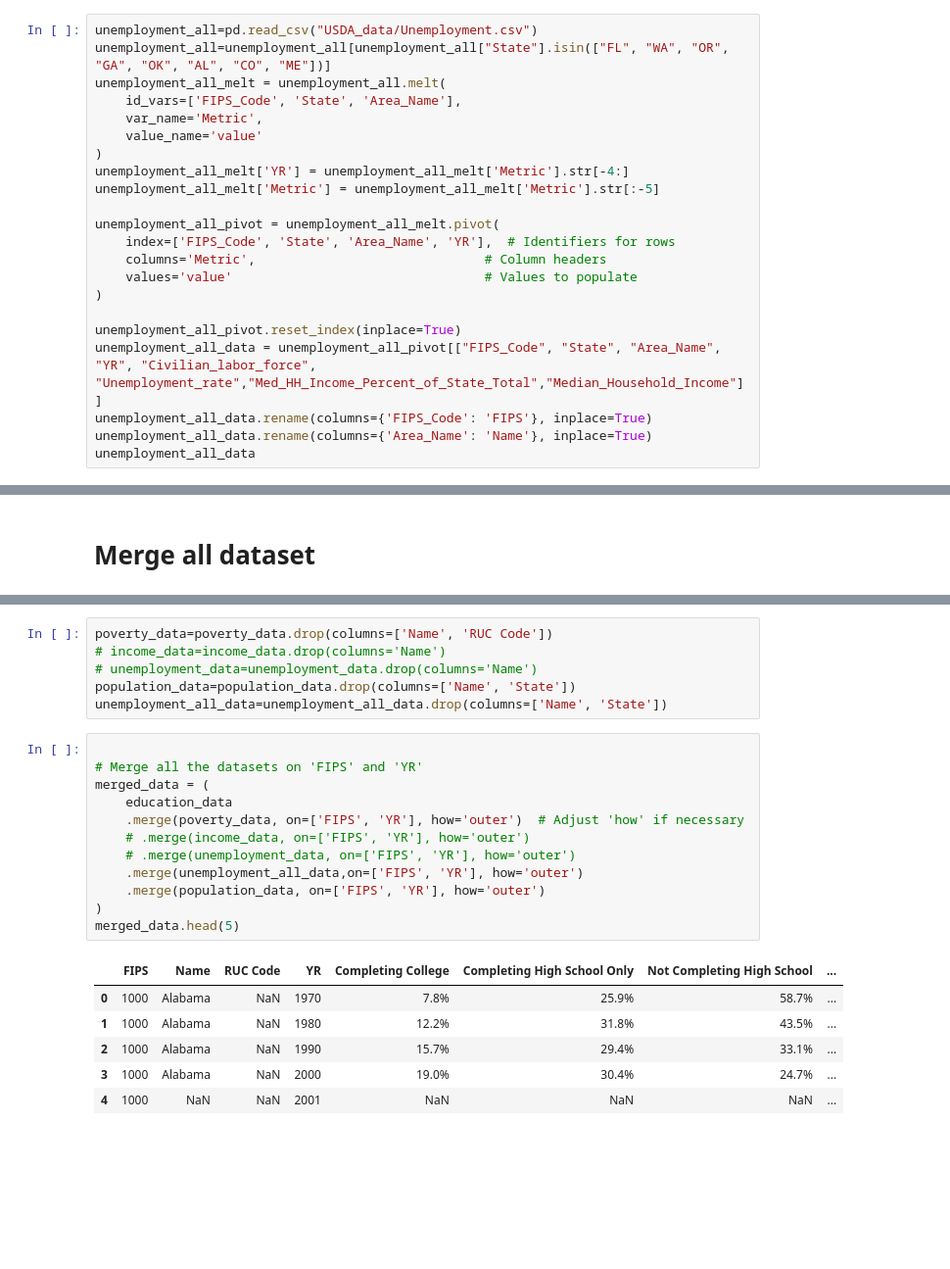
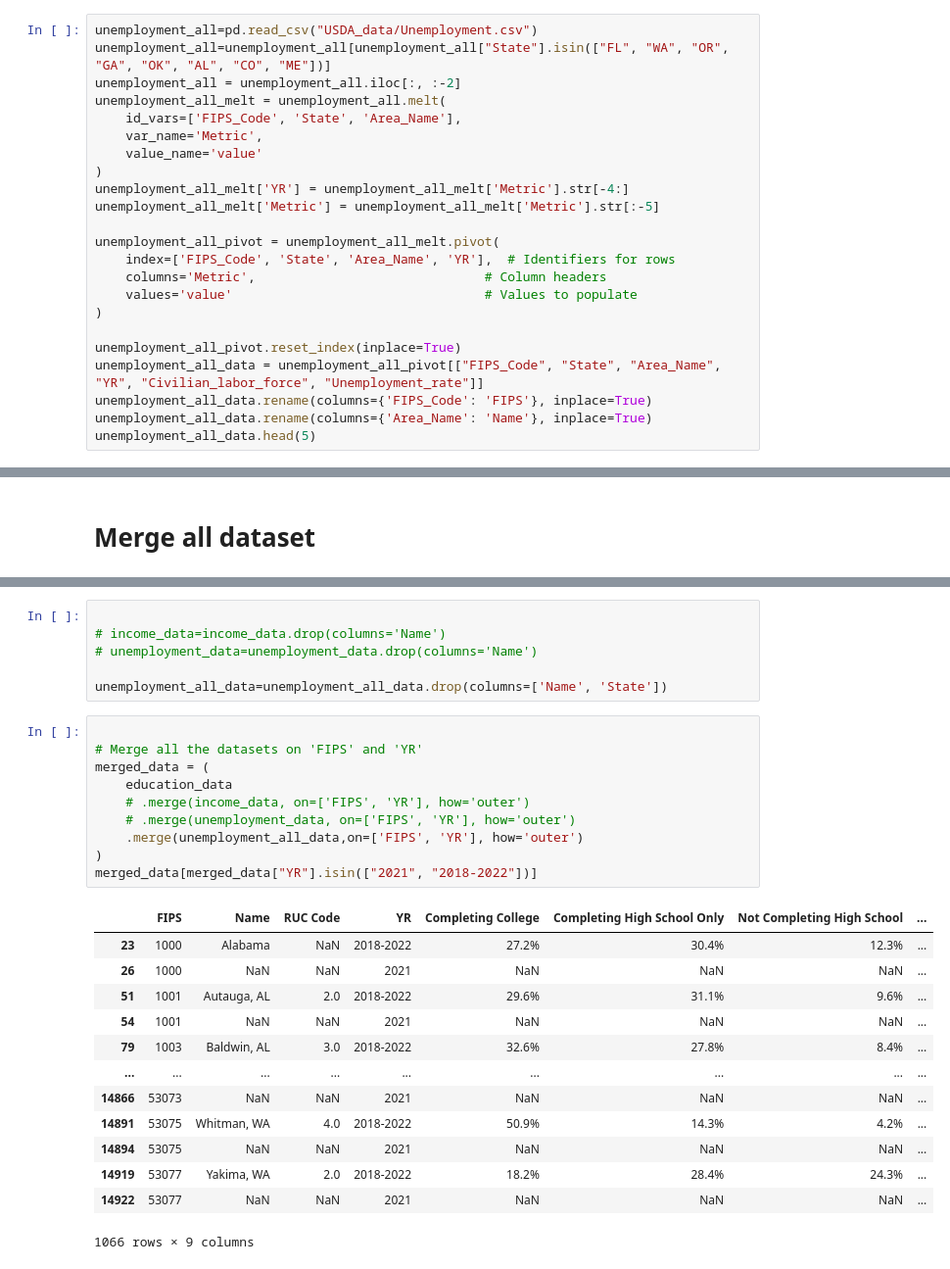
Before and after one commit to MIDS-at-Duke/opioids-2024-data-queens-king, a Jupyter notebook: USDA_data.ipynb, the cells around one changed output, grey strips where cells are left out. Shown at 98% size. Cells and saved outputs as stored; diff of their text form; blank space fills up the shorter version.

```diff
--- a/USDA_data.ipynb
+++ b/USDA_data.ipynb
@@ -104,6 +113,7 @@ education_data.head(5)
 # %%
 unemployment_all=pd.read_csv("USDA_data/Unemployment.csv")
 unemployment_all=unemployment_all[unemployment_all["State"].isin(["FL", "WA", "OR", "GA", "OK", "AL", "CO", "ME"])]
+unemployment_all = unemployment_all.iloc[:, :-2]
 unemployment_all_melt = unemployment_all.melt(
     id_vars=['FIPS_Code', 'State', 'Area_Name'],
     var_name='Metric',
@@ -119,8 +129,8 @@ unemployment_all_pivot = unemployment_all_melt.pivot(
 )
 
 unemployment_all_pivot.reset_index(inplace=True)
-unemployment_all_data = unemployment_all_pivot[["FIPS_Code", "State", "Area_Name", "YR", "Civilian_labor_force", "Unemployment_rate","Med_HH_Income_Percent_of_State_Total","Median_Household_Income"]]
+unemployment_all_data = unemployment_all_pivot[["FIPS_Code", "State", "Area_Name", "YR", "Civilian_labor_force", "Unemployment_rate"]]
 unemployment_all_data.rename(columns={'FIPS_Code': 'FIPS'}, inplace=True)
 unemployment_all_data.rename(columns={'Area_Name': 'Name'}, inplace=True)
-unemployment_all_data
+unemployment_all_data.head(5)
 # %% [output]
@@ -217,25 +230,30 @@ unemployment_all_data.head(5)
 # %%
-poverty_data=poverty_data.drop(columns=['Name', 'RUC Code'])
+
 # income_data=income_data.drop(columns='Name')
 # unemployment_data=unemployment_data.drop(columns='Name')
-population_data=population_data.drop(columns=['Name', 'State'])
+
 unemployment_all_data=unemployment_all_data.drop(columns=['Name', 'State'])
 # %%
 
 # Merge all the datasets on 'FIPS' and 'YR'
 merged_data = (
     education_data
-    .merge(poverty_data, on=['FIPS', 'YR'], how='outer')  # Adjust 'how' if necessary
     # .merge(income_data, on=['FIPS', 'YR'], how='outer')
     # .merge(unemployment_data, on=['FIPS', 'YR'], how='outer')
     .merge(unemployment_all_data,on=['FIPS', 'YR'], how='outer')
-    .merge(population_data, on=['FIPS', 'YR'], how='outer')
 )
-merged_data.head(5)
+merged_data[merged_data["YR"].isin(["2021", "2018-2022"])]
 # %% [output]
 |  | FIPS | Name | RUC Code | YR | Completing College | Completing High School Only | Not Completing High School | ... |
-| 0 | 1000 | Alabama | NaN | 1970 | 7.8% | 25.9% | 58.7% | ... |
-| 1 | 1000 | Alabama | NaN | 1980 | 12.2% | 31.8% | 43.5% | ... |
-| 2 | 1000 | Alabama | NaN | 1990 | 15.7% | 29.4% | 33.1% | ... |
-| 3 | 1000 | Alabama | NaN | 2000 | 19.0% | 30.4% | 24.7% | ... |
-| 4 | 1000 | NaN | NaN | 2001 | NaN | NaN | NaN | ... |
+| 23 | 1000 | Alabama | NaN | 2018-2022 | 27.2% | 30.4% | 12.3% | ... |
+| 26 | 1000 | NaN | NaN | 2021 | NaN | NaN | NaN | ... |
+| 51 | 1001 | Autauga, AL | 2.0 | 2018-2022 | 29.6% | 31.1% | 9.6% | ... |
+| 54 | 1001 | NaN | NaN | 2021 | NaN | NaN | NaN | ... |
+| 79 | 1003 | Baldwin, AL | 3.0 | 2018-2022 | 32.6% | 27.8% | 8.4% | ... |
+| ... | ... | ... | ... | ... | ... | ... | ... | ... |
+| 14866 | 53073 | NaN | NaN | 2021 | NaN | NaN | NaN | ... |
+| 14891 | 53075 | Whitman, WA | 4.0 | 2018-2022 | 50.9% | 14.3% | 4.2% | ... |
+| 14894 | 53075 | NaN | NaN | 2021 | NaN | NaN | NaN | ... |
+| 14919 | 53077 | Yakima, WA | 2.0 | 2018-2022 | 18.2% | 28.4% | 24.3% | ... |
+| 14922 | 53077 | NaN | NaN | 2021 | NaN | NaN | NaN | ... |
+1066 rows × 9 columns
```
Also changed, not shown: parts of 14 cells of this notebook, 5 other files.
